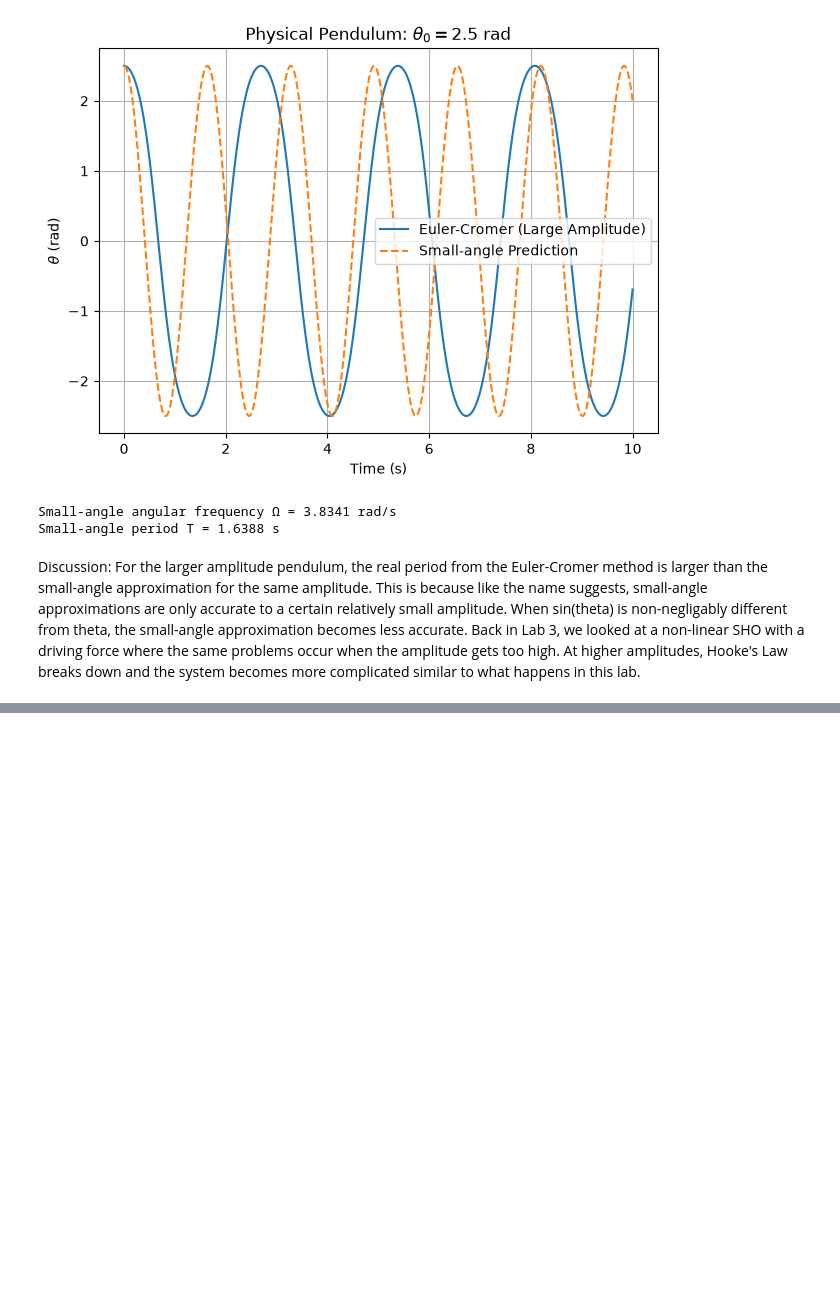
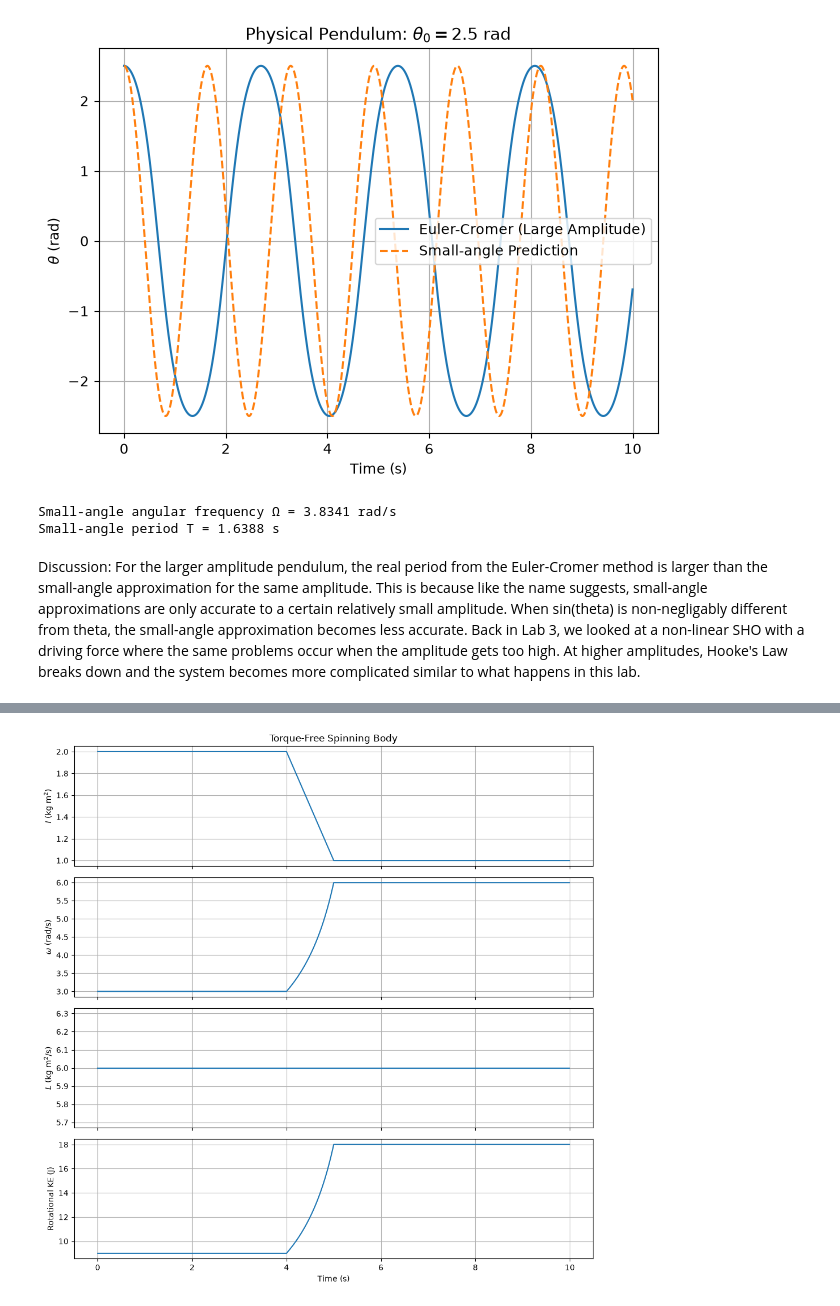
Before and after one commit to tsears1-utk/phys311, a Jupyter notebook: labs/lab06/lab06_rotation.ipynb, the cells around one changed output, grey strips where cells are left out. Drawn from its saved outputs; the diff is of its cells as text; code cells hidden in the pictures; blank space fills up the shorter version.

```diff
--- a/labs/lab06/lab06_rotation.ipynb
+++ b/labs/lab06/lab06_rotation.ipynb
@@ -98,0 +242,93 @@ Description:
+# %%
+# Parameters
+I0 = 2.0          # initial moment of inertia
+omega0 = 3.0      # initial angular velocity
+
+L0 = I0 * omega0  # initial angular momentum
+
+# Simulation parameters
+dt = 0.01
+t_max = 10.0
+t = np.arange(0, t_max, dt)
+
+# Time interval during which the skater pulls in their arms
+t_start = 4.0
+t_end = 5.0
+
+# Initial and final moments of inertia
+I_final = I0 / 2
+
+# Arrays
+I = np.zeros(len(t))
+omega = np.zeros(len(t))
+L = np.zeros(len(t))
+KE_rot = np.zeros(len(t))
+
+# Calculate I(t)
+for i in range(len(t)):
+    if t[i] < t_start:
+        I[i] = I0
+
+    elif t[i] < t_end:
+        fraction = (t[i] - t_start) / (t_end - t_start)
+        I[i] = I0 + fraction * (I_final - I0)
+
+    else:
+        I[i] = I_final
+
+
+# Angular momentum conservation
+for i in range(len(t)):
+    L[i] = L0
+    omega[i] = L[i] / I[i]
+
+    # Rotational kinetic energy
+    KE_rot[i] = 0.5 * I[i] * omega[i]**2
+
+
+# Plot everything
+fig, axes = plt.subplots(4, 1, figsize=(10, 10), sharex=True)
+
+# Moment of inertia
+axes[0].plot(t, I)
+axes[0].set_ylabel(r"$I$ (kg m$^2$)")
+axes[0].set_title("Torque-Free Spinning Body")
+axes[0].grid()
+
+# Angular velocity
+axes[1].plot(t, omega)
+axes[1].set_ylabel(r"$\omega$ (rad/s)")
+axes[1].grid()
+
+# Angular momentum
+axes[2].plot(t, L)
+axes[2].set_ylabel(r"$L$ (kg m$^2$/s)")
+axes[2].grid()
+
+# Rotational kinetic energy
+axes[3].plot(t, KE_rot)
+axes[3].set_ylabel("Rotational KE (J)")
+axes[3].set_xlabel("Time (s)")
+axes[3].grid()
+
+plt.tight_layout()
+plt.show()
+
+
+# Print initial and final values
+print("Initial values:")
+print(f"I = {I[0]:.2f} kg m^2")
+print(f"omega = {omega[0]:.2f} rad/s")
+print(f"L = {L[0]:.2f} kg m^2/s")
+print(f"Rotational KE = {KE_rot[0]:.2f} J")
+
+print("\nFinal values:")
+print(f"I = {I[-1]:.2f} kg m^2")
+print(f"omega = {omega[-1]:.2f} rad/s")
+print(f"L = {L[-1]:.2f} kg m^2/s")
+print(f"Rotational KE = {KE_rot[-1]:.2f} J")
+
+print("\nConservation check:")
+print(f"Maximum |L - L0| = {np.max(np.abs(L - L0)):.6e}")
+# %% [output]
+[figure, added]
```
Also changed, not shown: parts of 8 cells of this notebook.
